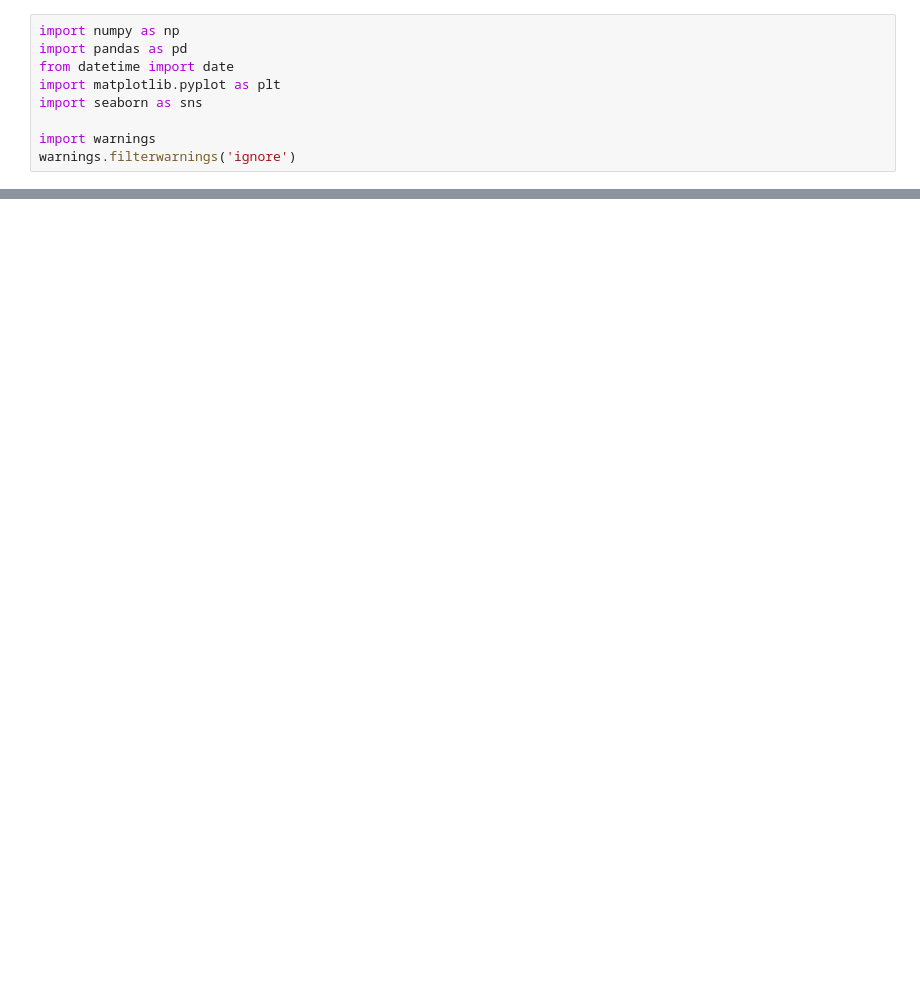
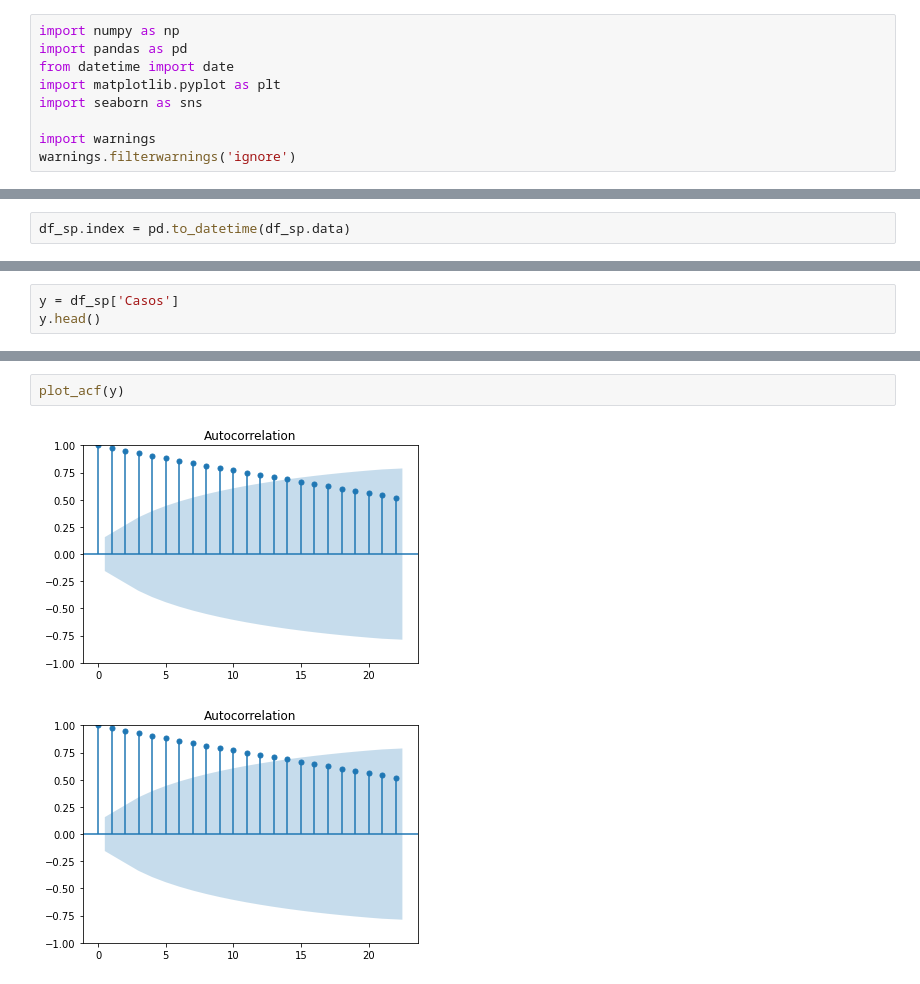
Before and after one commit to rivaldo/time_series_alura, a Jupyter notebook: curso_02/previsao_temporal.ipynb, the cells around one changed output, grey strips where cells are left out. Cells and saved outputs as stored; diff of their text form; blank space fills up the shorter version.

```diff
--- a/curso_02/previsao_temporal.ipynb
+++ b/curso_02/previsao_temporal.ipynb
@@ -9,0 +41,2 @@ warnings.filterwarnings('ignore')
+# %%
+df_sp.index = pd.to_datetime(df_sp.data)
@@ -9,0 +129,3 @@ warnings.filterwarnings('ignore')
+# %%
+y = df_sp['Casos']
+y.head()
@@ -9,0 +172,5 @@ warnings.filterwarnings('ignore')
+# %%
+plot_acf(y)
+# %% [output]
+[figure, added]
+[figure, added]
```
Also changed, not shown: parts of 51 cells of this notebook, 2 other files.
